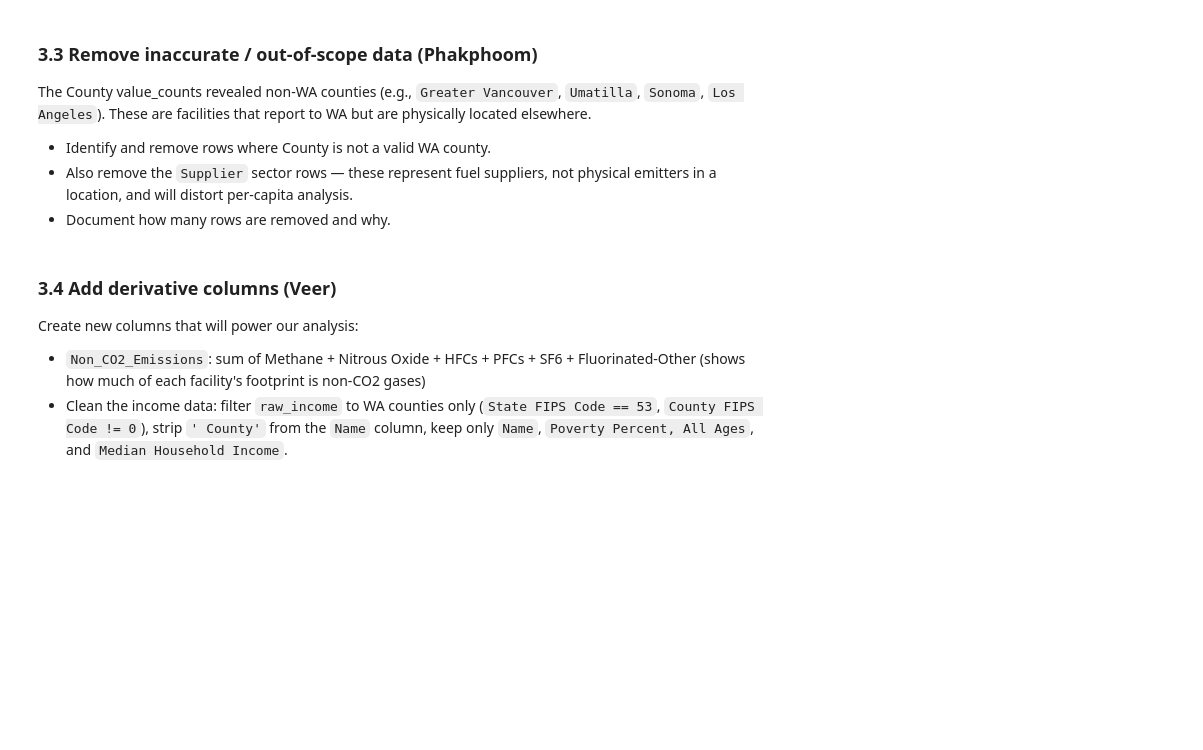
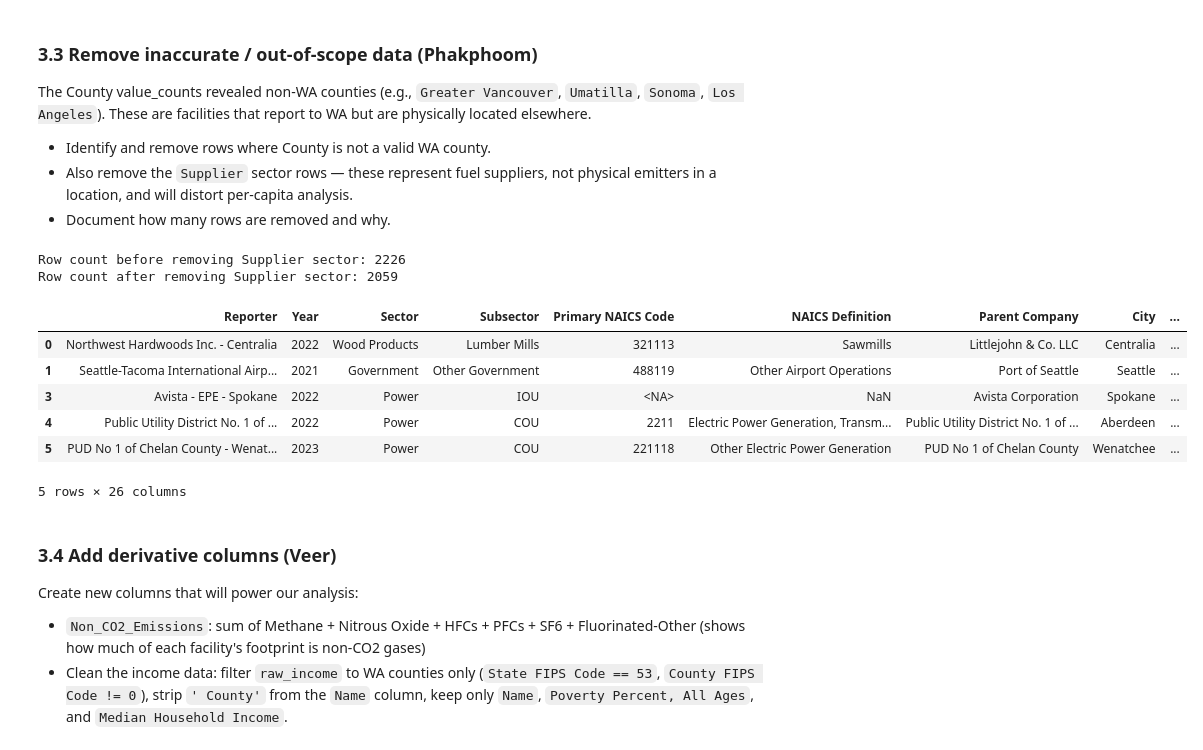
Before and after one commit to danielerice/washington_GHG, a Jupyter notebook: data_exploration.ipynb, the cells around one changed output. Drawn from its saved outputs; the diff is of its cells as text; code cells hidden in the pictures; blank space fills up the shorter version.

```diff
--- a/data_exploration.ipynb
+++ b/data_exploration.ipynb
@@ -240,6 +309,22 @@ The County value_counts revealed non-WA counties (e.g., `Greater Vancouver`, `Um
 # %%
 # TODO (Phakphoom): Remove out-of-state counties and Supplier sector rows
 # Print row count before and after, and list the removed counties
+
+print("Row count before removing Supplier sector:", ghg_raw.shape[0])
+ghg_raw.drop(index=ghg_raw[ghg_raw['Sector'] == 'Supplier'].index, inplace=True)
+ghg_raw.drop(columns=['Notes'], inplace=True)
+print("Row count after removing Supplier sector:", ghg_raw.shape[0])
+ghg_raw.head()
+# %% [output]
+Row count before removing Supplier sector: 2226
+Row count after removing Supplier sector: 2059
+|  | Reporter | Year | Sector | Subsector | Primary NAICS Code | NAICS Definition | Parent Company | City | ... |
+| 0 | Northwest Hardwoods Inc. - Centralia | 2022 | Wood Products | Lumber Mills | 321113 | Sawmills | Littlejohn & Co. LLC | Centralia | ... |
+| 1 | Seattle-Tacoma International Airp... | 2021 | Government | Other Government | 488119 | Other Airport Operations | Port of Seattle | Seattle | ... |
+| 3 | Avista - EPE - Spokane | 2022 | Power | IOU | <NA> | NaN | Avista Corporation | Spokane | ... |
+| 4 | Public Utility District No. 1 of ... | 2022 | Power | COU | 2211 | Electric Power Generation, Transm... | Public Utility District No. 1 of ... | Aberdeen | ... |
+| 5 | PUD No 1 of Chelan County - Wenat... | 2023 | Power | COU | 221118 | Other Electric Power Generation | PUD No 1 of Chelan County | Wenatchee | ... |
+5 rows × 26 columns
 # %% [markdown]
 ### 3.4 Add derivative columns (Veer)
 Create new columns that will power our analysis:
```
Also changed, not shown: parts of 14 cells of this notebook.
